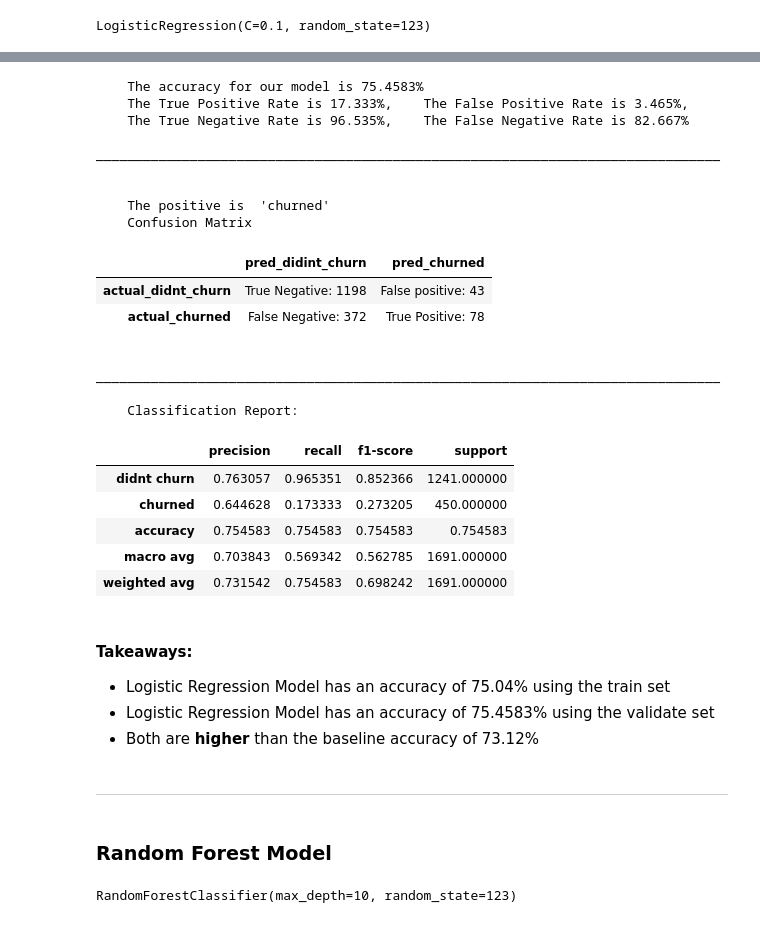
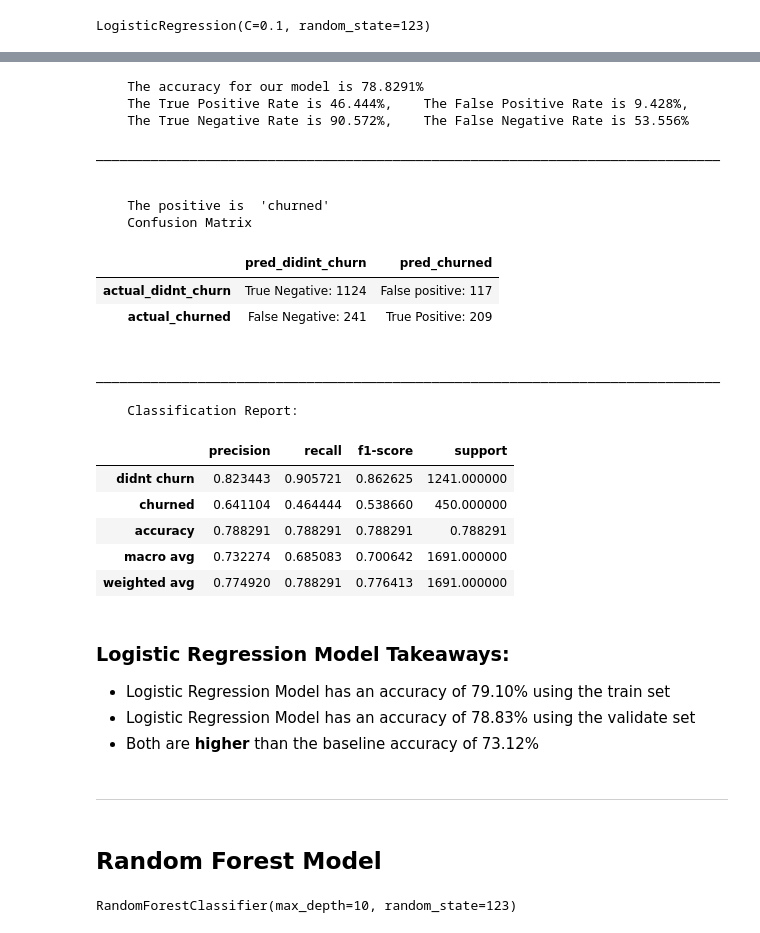
Before and after one commit to natasharivers/Classification_Projec, a Jupyter notebook: Final_Notebook.ipynb, the cells around one changed output, grey strips where cells are left out. Drawn from its saved outputs; the diff is of its cells as text; code cells hidden in the pictures.

```diff
--- a/Final_Notebook.ipynb
+++ b/Final_Notebook.ipynb
@@ -406,6 +441,6 @@ train, test = train_test_split(df, test_size=.2, random_state=123)
 train, validate = train_test_split(train, test_size=.3, random_state=123)
 # %%
 #specify columns to use
-X_col= ['senior_citizen','tenure', 'internet_service_type_id', 'contract_type_id']
+X_col= ['senior_citizen','tenure', 'monthly_charges', 'internet_service_type_id']
 y_col= 'churn'
 # %%
@@ -447,10 +481,10 @@ _______________________
 from sklearn.linear_model import LogisticRegression
 # %%
 #Define the logistic regression model
-logit = LogisticRegression(C=0.1, random_state= 123)
+logit_model = LogisticRegression(C=0.1, random_state= 123)
 # %%
 #fit the model with train data
-logit.fit(X_train, y_train)
+logit_model.fit(X_train, y_train)
 # %% [output]
 LogisticRegression(C=0.1, random_state=123)
 # %%
@@ -492,36 +528,36 @@ model_func.model_performs(X_train, y_train, logit)
 # %%
-model_func.model_performs(X_validate, y_validate, logit)
+model_func.model_performs(X_validate, y_validate, logit_model)
 # %% [output]
-    The accuracy for our model is 75.4583%
-    The True Positive Rate is 17.333%,    The False Positive Rate is 3.465%,
-    The True Negative Rate is 96.535%,    The False Negative Rate is 82.667%
+    The accuracy for our model is 78.8291%
+    The True Positive Rate is 46.444%,    The False Positive Rate is 9.428%,
+    The True Negative Rate is 90.572%,    The False Negative Rate is 53.556%
     ________________________________________________________________________________
 
 
     The positive is  'churned'
     Confusion Matrix
 |  | pred_didint_churn | pred_churned |
-| actual_didnt_churn | True Negative: 1198 | False positive: 43 |
-| actual_churned | False Negative: 372 | True Positive: 78 |
+| actual_didnt_churn | True Negative: 1124 | False positive: 117 |
+| actual_churned | False Negative: 241 | True Positive: 209 |
     ________________________________________________________________________________
 
     Classification Report:
 |  | precision | recall | f1-score | support |
-| didnt churn | 0.763057 | 0.965351 | 0.852366 | 1241.000000 |
-| churned | 0.644628 | 0.173333 | 0.273205 | 450.000000 |
-| accuracy | 0.754583 | 0.754583 | 0.754583 | 0.754583 |
-| macro avg | 0.703843 | 0.569342 | 0.562785 | 1691.000000 |
-| weighted avg | 0.731542 | 0.754583 | 0.698242 | 1691.000000 |
+| didnt churn | 0.823443 | 0.905721 | 0.862625 | 1241.000000 |
+| churned | 0.641104 | 0.464444 | 0.538660 | 450.000000 |
+| accuracy | 0.788291 | 0.788291 | 0.788291 | 0.788291 |
+| macro avg | 0.732274 | 0.685083 | 0.700642 | 1691.000000 |
+| weighted avg | 0.774920 | 0.788291 | 0.776413 | 1691.000000 |
 # %% [markdown]
-#### Takeaways:
+### Logistic Regression Model Takeaways:
 
-- Logistic Regression Model has an accuracy of 75.04% using the train set
-- Logistic Regression Model has an accuracy of 75.4583% using the validate set
+- Logistic Regression Model has an accuracy of 79.10% using the train set
+- Logistic Regression Model has an accuracy of 78.83% using the validate set
 - Both are **higher** than the baseline accuracy of 73.12%
 # %% [markdown]
 ___________
 # %% [markdown]
-### Random Forest Model
+## Random Forest Model
 # %%
 #import
 from sklearn.ensemble import RandomForestClassifier
```
Also changed, not shown: parts of 45 cells of this notebook.
